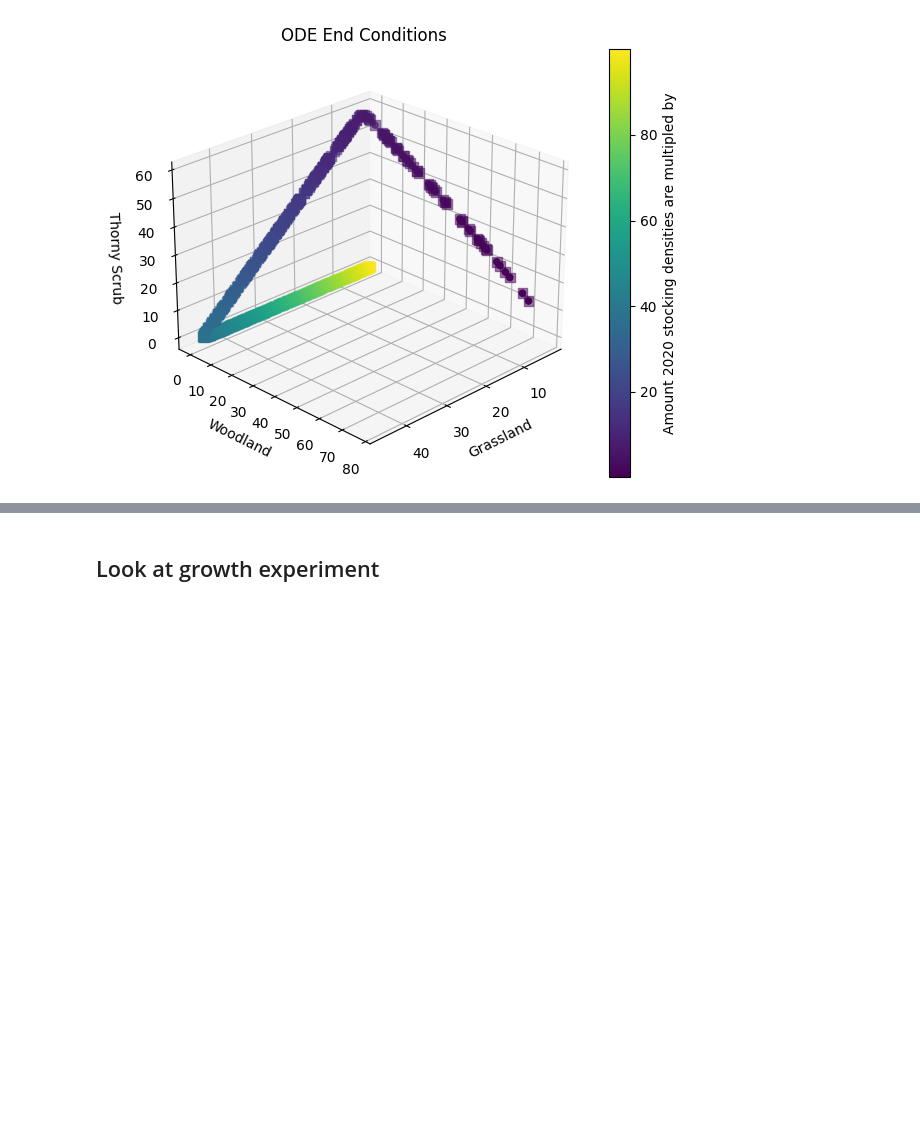
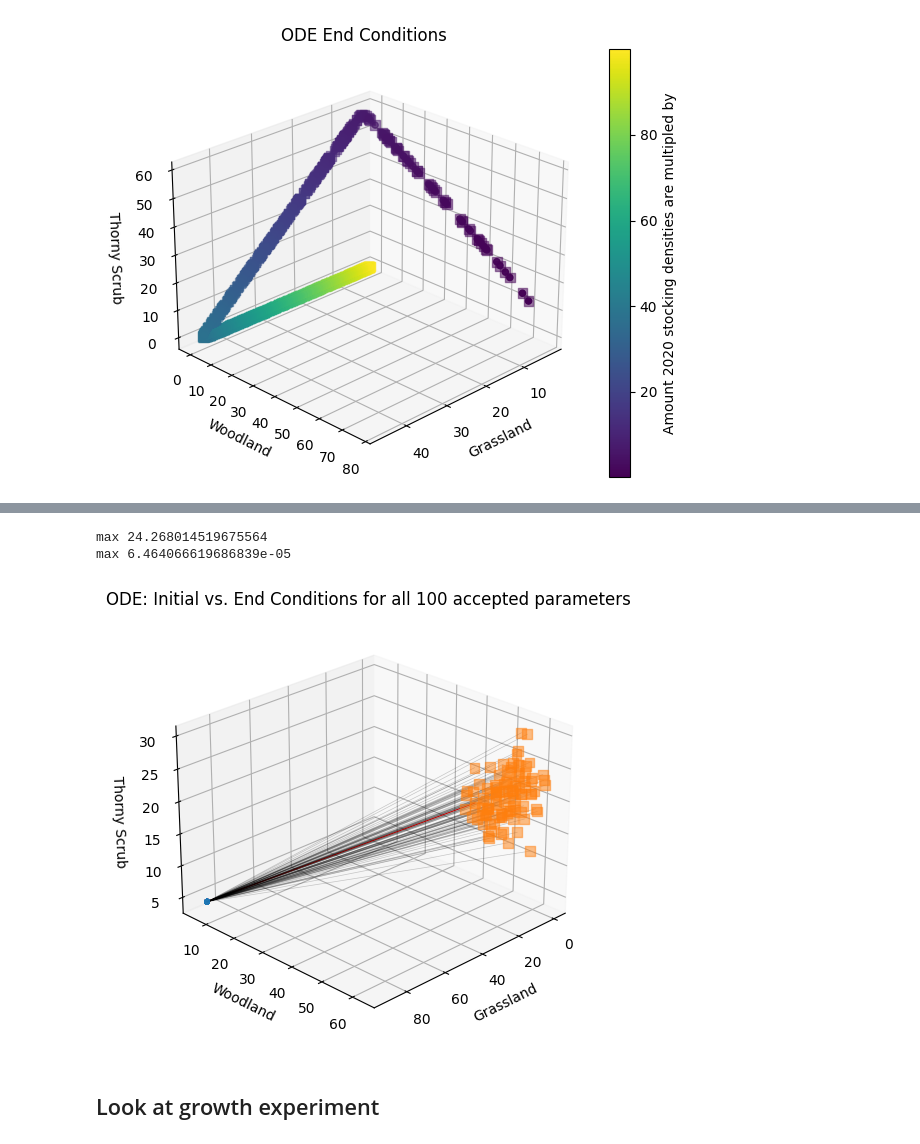
Before and after one commit to emjneil/rewilding_resilience, a Jupyter notebook: graphing_landscape.ipynb, the cells around one changed output, grey strips where cells are left out. Cells and saved outputs as stored; diff of their text form; code cells hidden in the pictures; blank space fills up the shorter version.

Commit message:
added ODE 100 PS landscape

```diff
--- a/graphing_landscape.ipynb
+++ b/graphing_landscape.ipynb
@@ -239,0 +242,3 @@ plt.show()
+# %%
+# open the file
+df = pd.read_csv('resilience_landscape_eem_allParams.csv').drop(['Unnamed: 0'], axis=1)
@@ -240,3 +261,53 @@ plt.show()
+# %%
+print("max",df["Grassland End"].max())
+print("max",df["Grassland End"].min())
+# %% [output]
+max 24.268014519675564
+max 6.464066619686839e-05
+# %%
+# Create 3D plot
+fig = plt.figure()
+ax = fig.add_subplot(111, projection='3d')
+
+# Define marker shapes for initial and end conditions
+initial_marker = 'o'
+end_marker = 's'
+
+# Scatter plot for initial conditions
+initial_scatter = ax.scatter(df['Grassland Initial'], df['Woodland Initial'], df['Thorny Scrub Initial'],cmap=cm.viridis,  marker=initial_marker, s=10, alpha=0.2)
+
+# Scatter plot for end conditions
+end_scatter = ax.scatter(df['Grassland End'], df['Woodland End'], df['Thorny Scrub End'],  cmap=cm.viridis, marker=end_marker, s=50, alpha=0.5)
+
+
+# Connect points with lines - plot the "true" run as red:
+for i in range(len(df)):
+    if df['Run Number'][i] == 1:  # Selecting run number 1
+        ax.plot([df['Grassland Initial'][i], df['Grassland End'][i]],
+                [df['Woodland Initial'][i], df['Woodland End'][i]],
+                [df['Thorny Scrub Initial'][i], df['Thorny Scrub End'][i]], c='red', linewidth=0.75)
+    else:
+        ax.plot([df['Grassland Initial'][i], df['Grassland End'][i]],
+                [df['Woodland Initial'][i], df['Woodland End'][i]],
+                [df['Thorny Scrub Initial'][i], df['Thorny Scrub End'][i]], c='black', linewidth=0.5, alpha=0.2)
+
+# Set labels
+ax.set_xlabel('Grassland')
+ax.set_ylabel('Woodland')
+ax.set_zlabel('Thorny Scrub')
+
+
+# rotate view
+ax.view_init(25, 45)
+
+plt.title('ODE: Initial vs. End Conditions for all 100 accepted parameters')
+
+plt.tight_layout()
+
+# Show the plot
+plt.show()
+# %% [output]
+[figure, added]
 # %% [markdown]
 ## Look at growth experiment
 # %%
```
Also changed, not shown: parts of 2 cells of this notebook, 3 other files.
